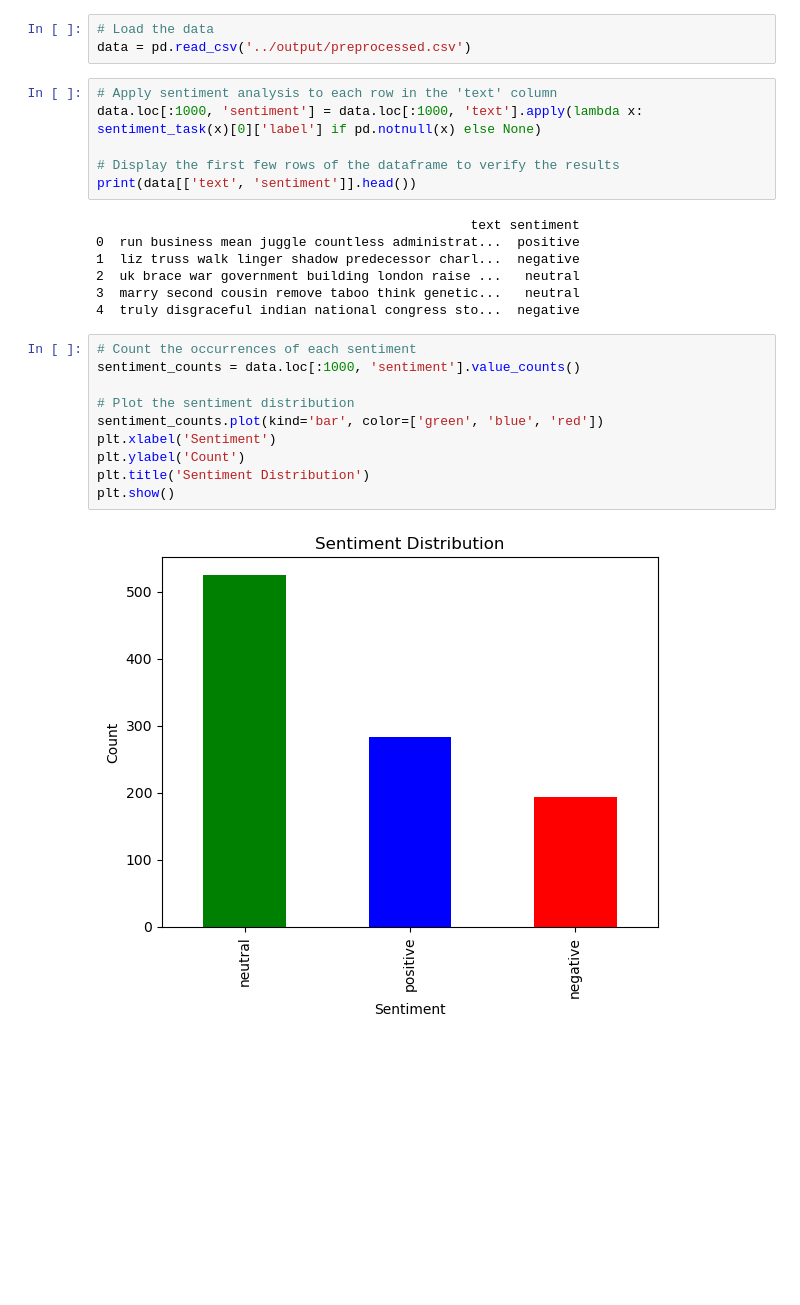
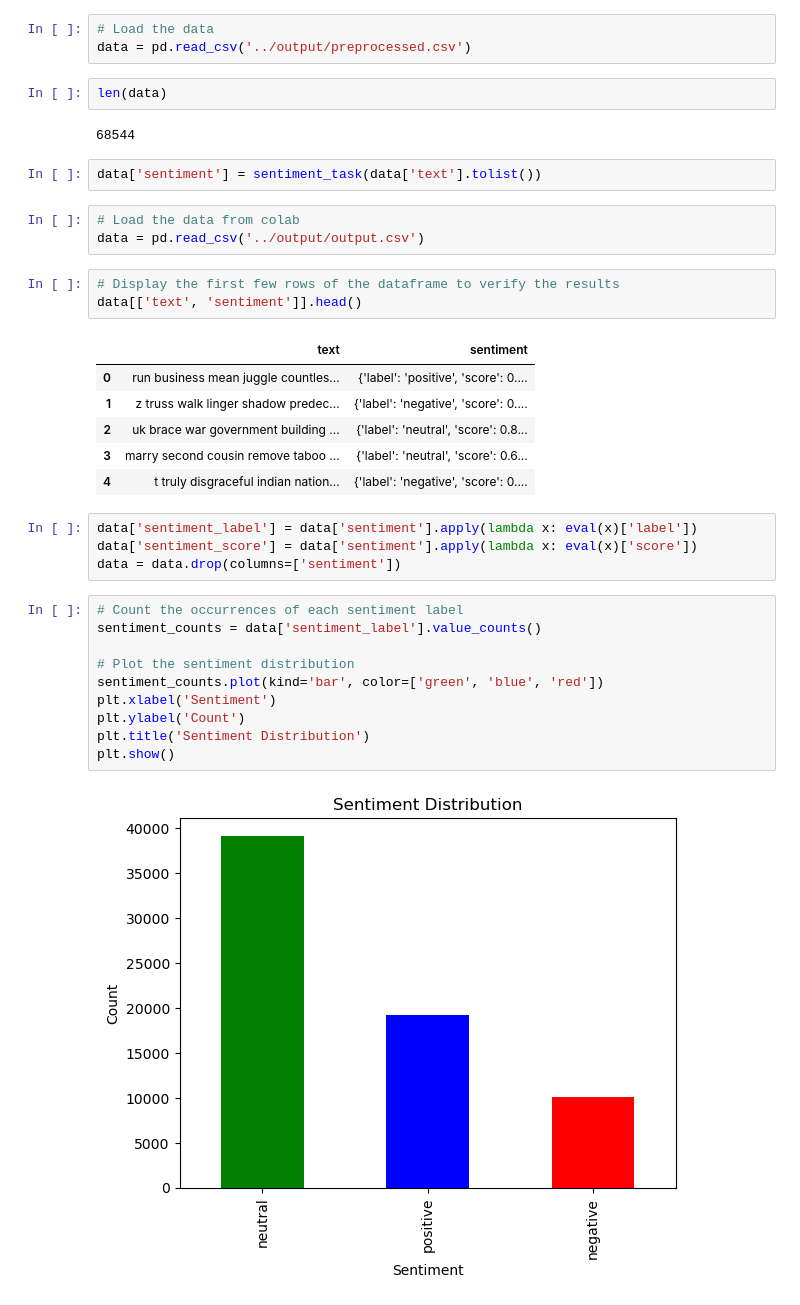
Before and after one commit to IronL442/UL-Case-Study-V2, a Jupyter notebook: analysis/sentiment.ipynb, the cells around one changed output. Cells and saved outputs as stored; diff of their text form; blank space fills up the shorter version.

Commit message:
update sentiment

```diff
--- a/analysis/sentiment.ipynb
+++ b/analysis/sentiment.ipynb
@@ -17,28 +13,38 @@ Device set to use cpu
 # %%
 # Load the data
 data = pd.read_csv('../output/preprocessed.csv')
+# %%
+len(data)
+# %% [output]
+68544
+# %%
+data['sentiment'] = sentiment_task(data['text'].tolist())
+# %%
+# Load the data from colab
+data = pd.read_csv('../output/output.csv')
 # %%
-# Apply sentiment analysis to each row in the 'text' column
-data.loc[:1000, 'sentiment'] = data.loc[:1000, 'text'].apply(lambda x: sentiment_task(x)[0]['label'] if pd.notnull(x) else None)
-
 # Display the first few rows of the dataframe to verify the results
-print(data[['text', 'sentiment']].head())
+data[['text', 'sentiment']].head()
 # %% [output]
-                                                text sentiment
-0  run business mean juggle countless administrat...  positive
-1  liz truss walk linger shadow predecessor charl...  negative
-2  uk brace war government building london raise ...   neutral
-3  marry second cousin remove taboo think genetic...   neutral
-4  truly disgraceful indian national congress sto...  negative
+|  | text | sentiment |
+| 0 | run business mean juggle countles... | {'label': 'positive', 'score': 0.... |
+| 1 | z truss walk linger shadow predec... | {'label': 'negative', 'score': 0.... |
+| 2 | uk brace war government building ... | {'label': 'neutral', 'score': 0.8... |
+| 3 | marry second cousin remove taboo ... | {'label': 'neutral', 'score': 0.6... |
+| 4 | t truly disgraceful indian nation... | {'label': 'negative', 'score': 0.... |
+# %%
+data['sentiment_label'] = data['sentiment'].apply(lambda x: eval(x)['label'])
+data['sentiment_score'] = data['sentiment'].apply(lambda x: eval(x)['score'])
+data = data.drop(columns=['sentiment'])
 # %%
-# Count the occurrences of each sentiment
-sentiment_counts = data.loc[:1000, 'sentiment'].value_counts()
+# Count the occurrences of each sentiment label
+sentiment_counts = data['sentiment_label'].value_counts()
 
 # Plot the sentiment distribution
 sentiment_counts.plot(kind='bar', color=['green', 'blue', 'red'])
 plt.xlabel('Sentiment')
 plt.ylabel('Count')
 plt.title('Sentiment Distribution')
 plt.show()
 # %% [output]
-[figure, old version]
+[figure, new version]
```
Also changed, not shown: parts of 5 cells of this notebook.
